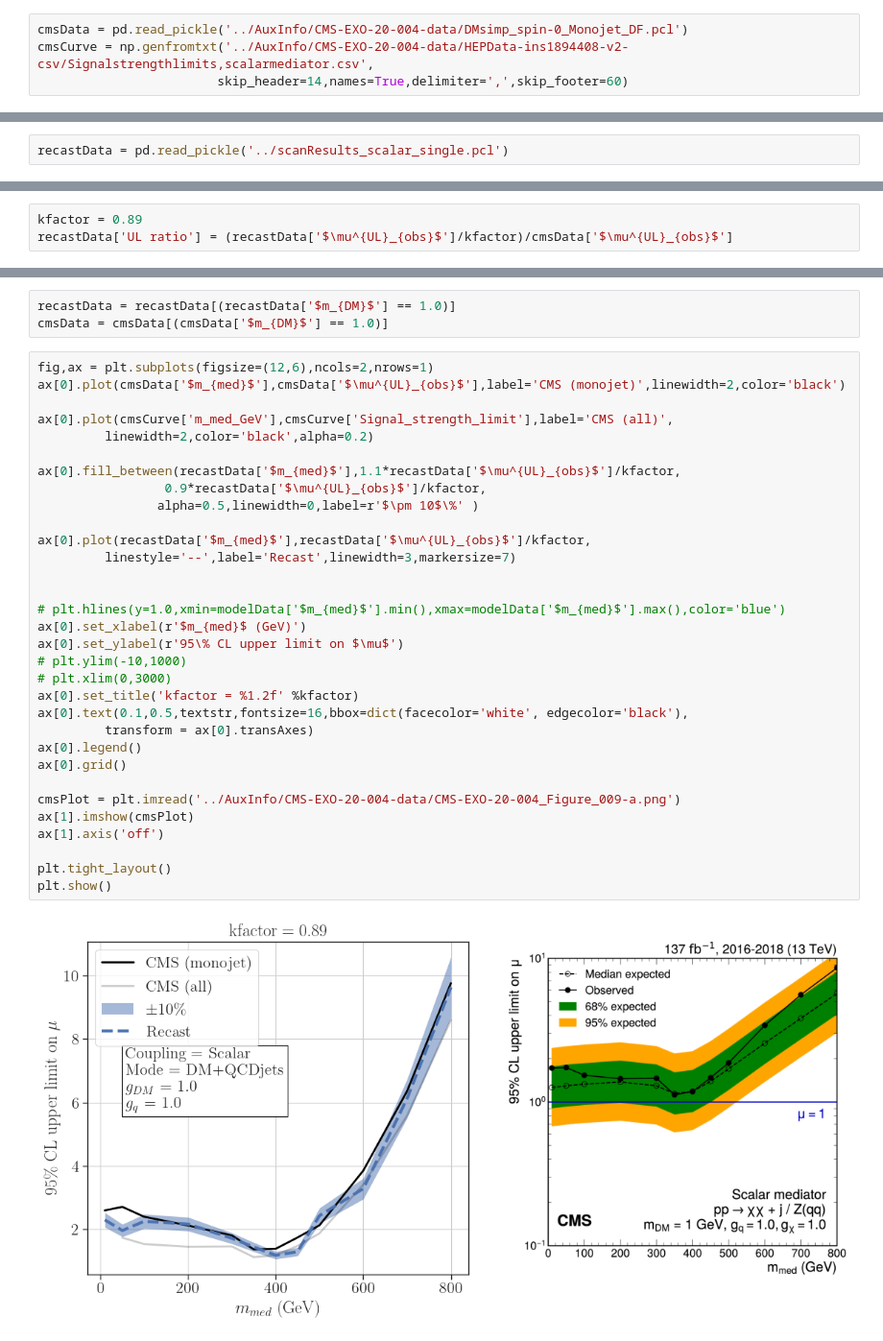
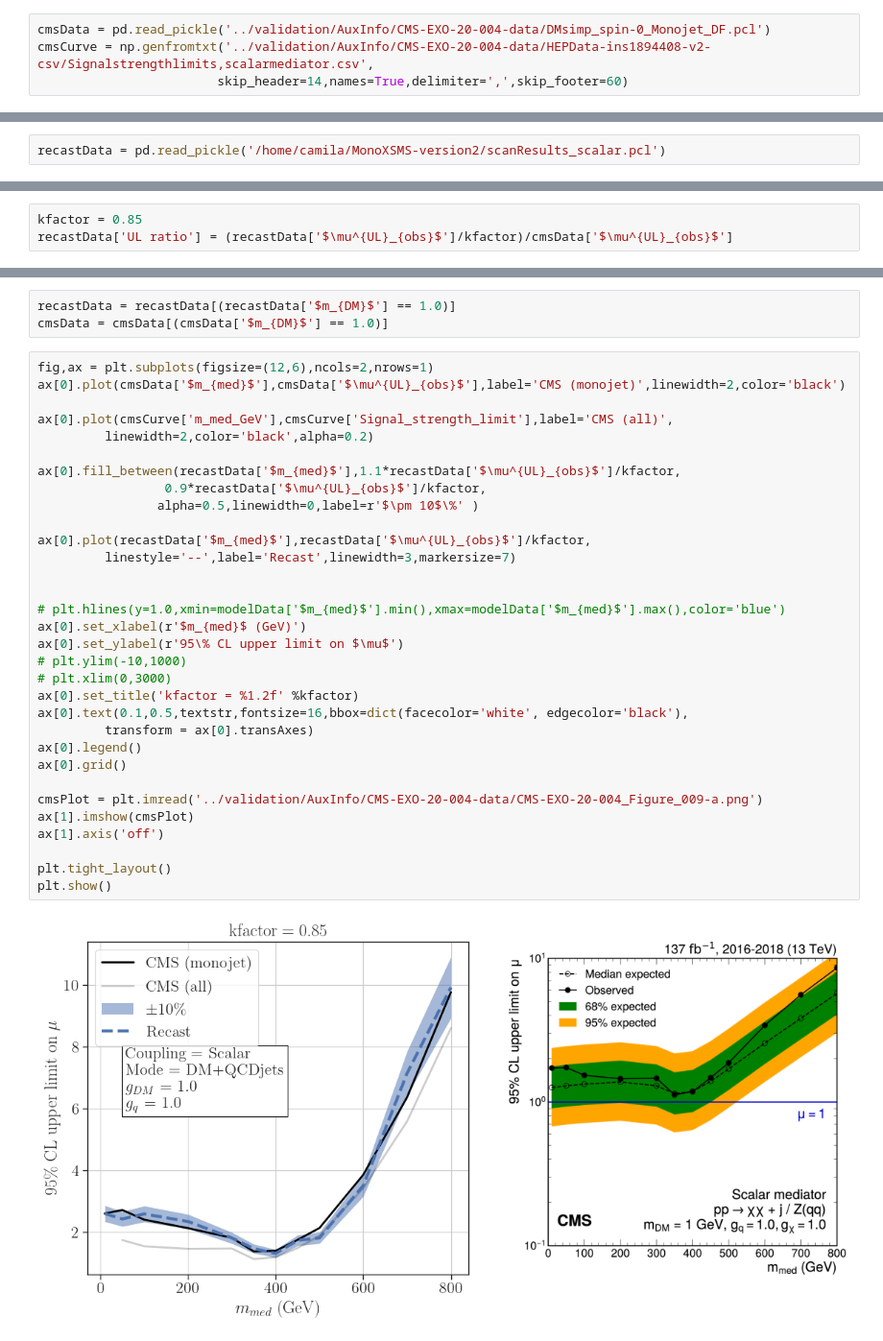
Before and after one commit to andlessa/MonoXSMS, a Jupyter notebook: notebooks/plotValidation-Scalar.ipynb, the cells around one changed output, grey strips where cells are left out. Shown at 96% size. Drawn from its saved outputs; the diff is of its cells as text.

```diff
--- a/notebooks/plotValidation-Scalar.ipynb
+++ b/notebooks/plotValidation-Scalar.ipynb
@@ -31,13 +31,13 @@ pd.set_option('display.max_rows', 200)
 # %% [markdown]
 ### Load CMS exclusion curve
 # %%
-cmsData = pd.read_pickle('../AuxInfo/CMS-EXO-20-004-data/DMsimp_spin-0_Monojet_DF.pcl')
-cmsCurve = np.genfromtxt('../AuxInfo/CMS-EXO-20-004-data/HEPData-ins1894408-v2-csv/Signalstrengthlimits,scalarmediator.csv',
+cmsData = pd.read_pickle('../validation/AuxInfo/CMS-EXO-20-004-data/DMsimp_spin-0_Monojet_DF.pcl')
+cmsCurve = np.genfromtxt('../validation/AuxInfo/CMS-EXO-20-004-data/HEPData-ins1894408-v2-csv/Signalstrengthlimits,scalarmediator.csv',
                         skip_header=14,names=True,delimiter=',',skip_footer=60)
 # %% [markdown]
 ### Load Recast Data
 # %%
-recastData = pd.read_pickle('../scanResults_scalar_single.pcl')
+recastData = pd.read_pickle('/home/camila/MonoXSMS-version2/scanResults_scalar.pcl')
 # %% [markdown]
 ### Get all model points
 # %%
@@ -90,7 +90,7 @@ cmsData.sort_values(['Coupling','Mode','$m_{med}$','$m_{DM}$','Data-takingperiod
 # %% [markdown]
 ### Add ratio of upper limits for the common points
 # %%
-kfactor = 0.89
+kfactor = 0.85
 recastData['UL ratio'] = (recastData['$\mu^{UL}_{obs}$']/kfactor)/cmsData['$\mu^{UL}_{obs}$']
 # %%
 fig = plt.figure(figsize=(7,5))
@@ -120,32 +120,32 @@ fig,ax = plt.subplots(figsize=(12,6),ncols=2,nrows=1)
 ax[0].plot(cmsData['$m_{med}$'],cmsData['$\mu^{UL}_{obs}$'],label='CMS (monojet)',linewidth=2,color='black')
 
 ax[0].plot(cmsCurve['m_med_GeV'],cmsCurve['Signal_strength_limit'],label='CMS (all)',
          linewidth=2,color='black',alpha=0.2)
 
 ax[0].fill_between(recastData['$m_{med}$'],1.1*recastData['$\mu^{UL}_{obs}$']/kfactor,
                  0.9*recastData['$\mu^{UL}_{obs}$']/kfactor,
                 alpha=0.5,linewidth=0,label=r'$\pm 10$\%' )
 
 ax[0].plot(recastData['$m_{med}$'],recastData['$\mu^{UL}_{obs}$']/kfactor,
          linestyle='--',label='Recast',linewidth=3,markersize=7)
 
 
 # plt.hlines(y=1.0,xmin=modelData['$m_{med}$'].min(),xmax=modelData['$m_{med}$'].max(),color='blue')
 ax[0].set_xlabel(r'$m_{med}$ (GeV)')
 ax[0].set_ylabel(r'95\% CL upper limit on $\mu$')
 # plt.ylim(-10,1000)
 # plt.xlim(0,3000)
 ax[0].set_title('kfactor = %1.2f' %kfactor)
 ax[0].text(0.1,0.5,textstr,fontsize=16,bbox=dict(facecolor='white', edgecolor='black'),
          transform = ax[0].transAxes)
 ax[0].legend()
 ax[0].grid()
 
-cmsPlot = plt.imread('../AuxInfo/CMS-EXO-20-004-data/CMS-EXO-20-004_Figure_009-a.png')
+cmsPlot = plt.imread('../validation/AuxInfo/CMS-EXO-20-004-data/CMS-EXO-20-004_Figure_009-a.png')
 ax[1].imshow(cmsPlot)
 ax[1].axis('off')
 
 plt.tight_layout()
 plt.show()
 # %% [output]
-[figure, old version]
+[figure, new version]
```
Also changed, not shown: parts of 2 cells of this notebook, 5 other files.
